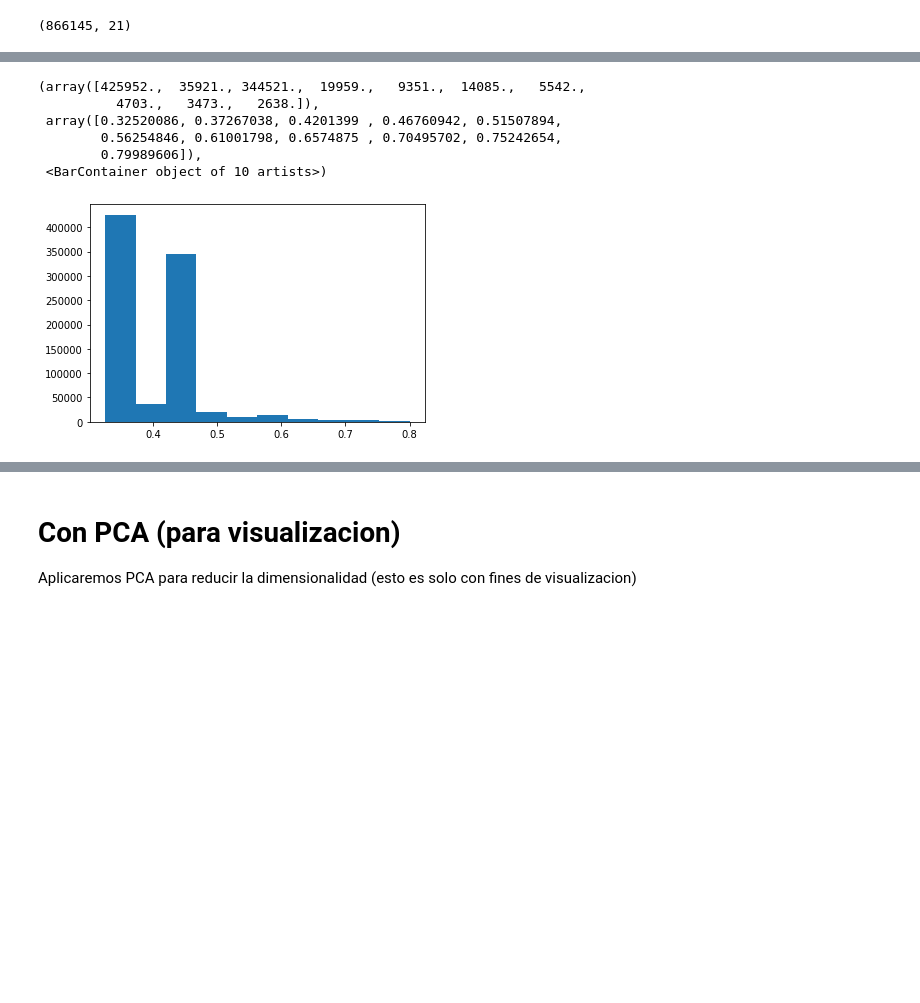
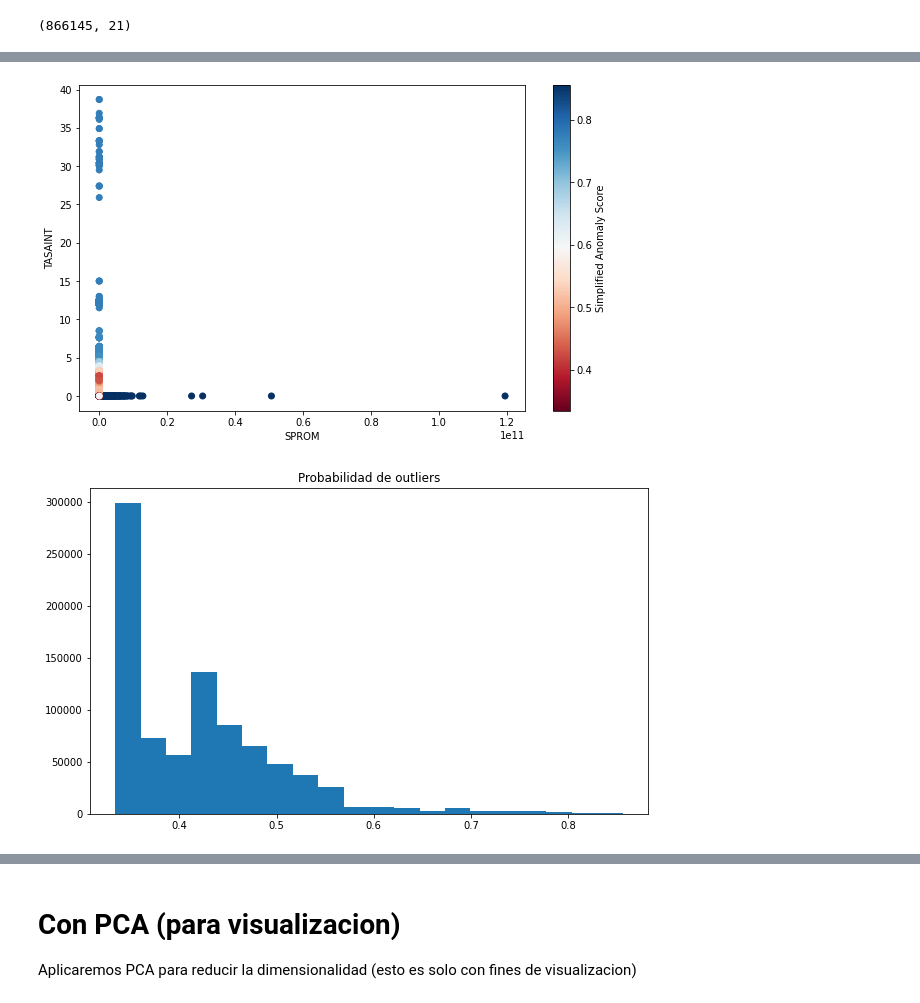
Before and after one commit to Danielggonzalez177/Proyecto-Capstone-IMT3500, a Jupyter notebook: IsolationForest.ipynb, the cells around one changed output, grey strips where cells are left out. Drawn from its saved outputs; the diff is of its cells as text; code cells hidden in the pictures; blank space fills up the shorter version.

```diff
--- a/IsolationForest.ipynb
+++ b/IsolationForest.ipynb
@@ -125,10 +72,28 @@ plt.show()
-# %%
-plt.hist(pred_scores)
-# %% [output]
-(array([425952.,  35921., 344521.,  19959.,   9351.,  14085.,   5542.,
-          4703.,   3473.,   2638.]),
- array([0.32520086, 0.37267038, 0.4201399 , 0.46760942, 0.51507894,
-        0.56254846, 0.61001798, 0.6574875 , 0.70495702, 0.75242654,
-        0.79989606]),
- <BarContainer object of 10 artists>)
-[figure, removed]
+# %%
+def test_2_var(var1, var2, cont):
+    iForest = IsolationForest(n_estimators=20, verbose=0, contamination=cont)
+    iForest.fit(df_num[[var1, var2]].values)
+    predictions = iForest.predict(df_num[[var1, var2]].values)
+
+    # Extract predictions
+    #df_num["iForest_outliers"] = predictions
+    # Extract Scores
+    df_num["iForest_scores"] = -1*iForest.score_samples(df_num[[var1, var2]].values)
+
+    fig, ax = plt.subplots(1,1, figsize=(10,6))
+    plt.scatter(df_num[var1], df_num[var2], c=df_num.iForest_scores, cmap='RdBu')
+    plt.xlabel(var1)
+    plt.ylabel(var2)
+    plt.colorbar(label='Simplified Anomaly Score')
+    plt.show()
+
+    fig, ax = plt.subplots(1,1, figsize=(10,6))
+    plt.hist(df_num.iForest_scores, bins=20)
+    plt.title('Probabilidad de outliers')
+    #plt.xticks([-1, 1])
+    plt.show()
+# %%
+test_2_var('SPROM', 'TASAINT', cont=0.5)
+# %% [output]
+[figure, added]
+[figure, added]
```
Also changed, not shown: parts of 46 cells of this notebook, 2 other files.
